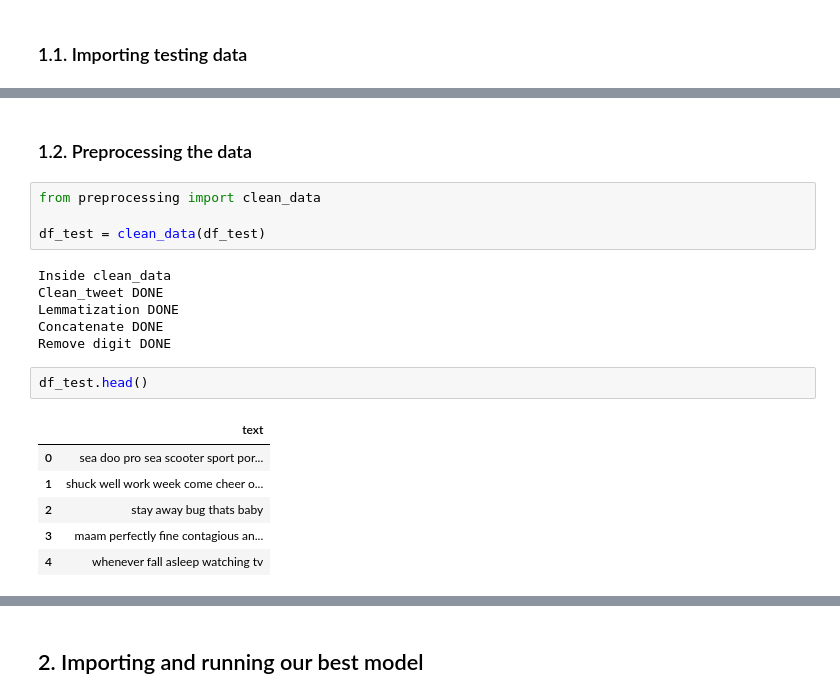
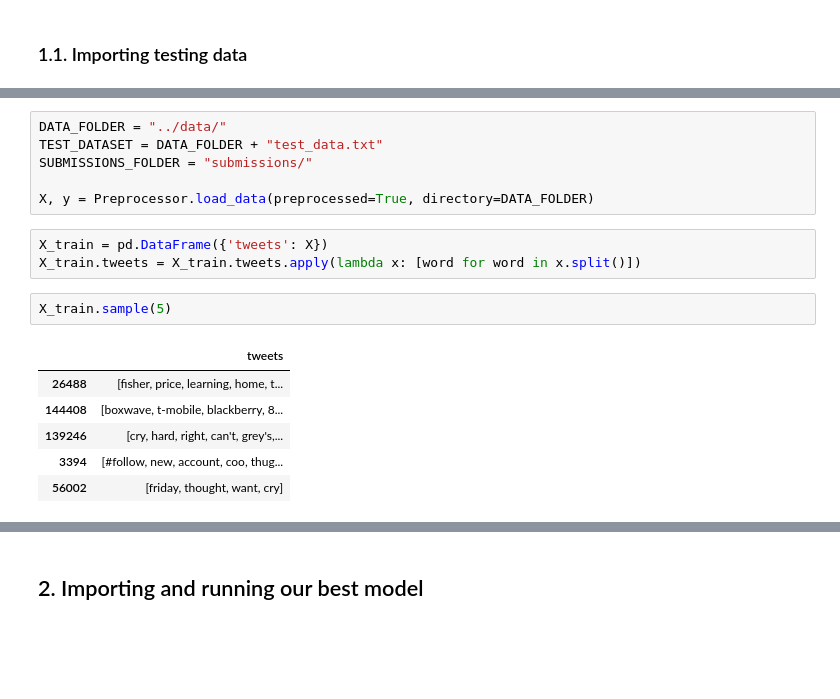
Before and after one commit to martintefra/Tweet-Sentiment-Classification, a Jupyter notebook: src/main.ipynb, the cells around one changed output, grey strips where cells are left out. Saved outputs shown, nothing was run; the diff lists cells and outputs as text; blank space fills up the shorter version.

```diff
--- a/src/main.ipynb
+++ b/src/main.ipynb
@@ -26,21 +23,18 @@ df_test = pd.DataFrame(df_test, columns=['text'])
-# %% [markdown]
-### 1.2. Preprocessing the data
-# %%
-from preprocessing import clean_data
-
-df_test = clean_data(df_test)
-# %% [output]
-Inside clean_data
-Clean_tweet DONE
-Lemmatization DONE
-Concatenate DONE
-Remove digit DONE
-# %%
-df_test.head()
-# %% [output]
-|  | text |
-| 0 | sea doo pro sea scooter sport por... |
-| 1 | shuck well work week come cheer o... |
-| 2 | stay away bug thats baby |
-| 3 | maam perfectly fine contagious an... |
-| 4 | whenever fall asleep watching tv |
+# %%
+DATA_FOLDER = "../data/"
+TEST_DATASET = DATA_FOLDER + "test_data.txt"
+SUBMISSIONS_FOLDER = "submissions/"
+
+X, y = Preprocessor.load_data(preprocessed=True, directory=DATA_FOLDER)
+# %%
+X_train = pd.DataFrame({'tweets': X})
+X_train.tweets = X_train.tweets.apply(lambda x: [word for word in x.split()])
+# %%
+X_train.sample(5)
+# %% [output]
+|  | tweets |
+| 26488 | [fisher, price, learning, home, t... |
+| 144408 | [boxwave, t-mobile, blackberry, 8... |
+| 139246 | [cry, hard, right, can't, grey's,... |
+| 3394 | [#follow, new, account, coo, thug... |
+| 56002 | [friday, thought, want, cry] |
```
Also changed, not shown: parts of 6 cells of this notebook, 5 other files.
